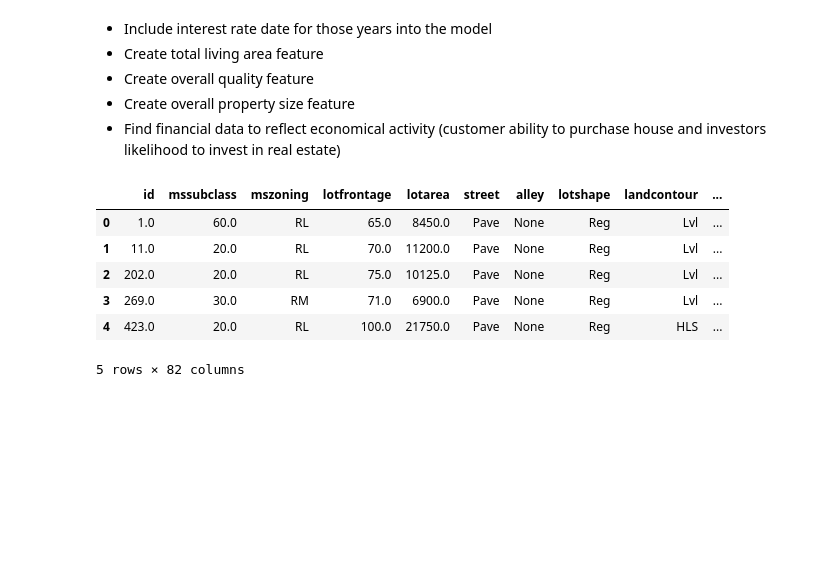
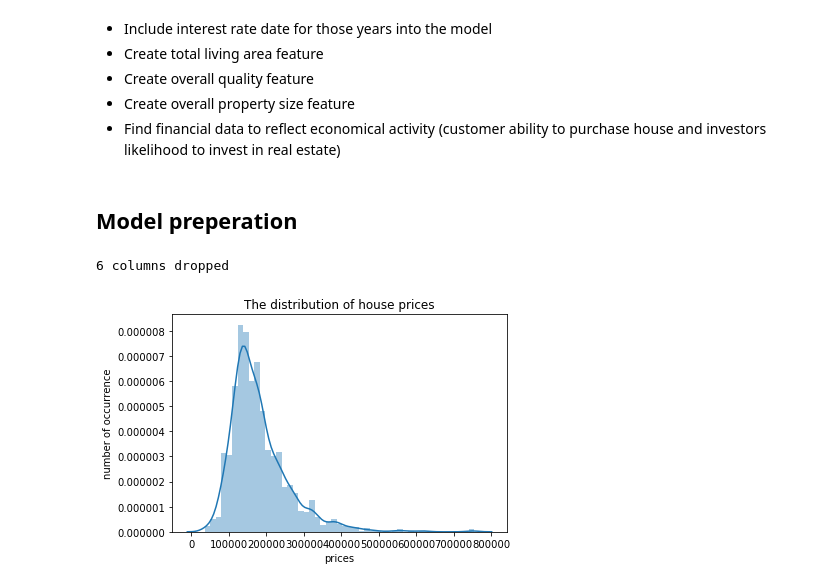
Before and after one commit to WAzaizeh/Main_Course, a Jupyter notebook: Linear_Regression/Linear_Regression_Challenge.ipynb, the cells around one changed output. Saved outputs shown, nothing was run; the diff lists cells and outputs as text; code cells hidden in the pictures; blank space fills up the shorter version.

```diff
--- a/Linear_Regression/Linear_Regression_Challenge.ipynb
+++ b/Linear_Regression/Linear_Regression_Challenge.ipynb
@@ -68,18 +68,29 @@ mortgage_apr_df['date'] = pd.to_datetime( mortgage_apr_df.date, format='%Y-%m-%d
 mortgage_apr_df['year'] = mortgage_apr_df.date.dt.year
 mortgage_apr_df['month'] = mortgage_apr_df.date.dt.month
 
-house_price_df2 = pd.merge(house_price_df, mortgage_apr_df, left_on=['yrsold','mosold'], right_on=['year', 'month'], how='right').drop(['date', 'year', 'month'], axis=1)
+house_price_df2 = pd.merge(house_price_df, mortgage_apr_df, left_on=['yrsold','mosold'], right_on=['year', 'month'], how='left').drop(['date', 'year', 'month'], axis=1)
 house_price_df2.rename(columns={' value':'interest'}, inplace=True)
-# %%
-# Feature engineering
-
-## Total living area
-house_price_df2['totalsf'] = house_price_df2.totalbsmtsf + house_price_df2.firstflrsf + house_price_df2.secondflrsf
-# %% [output]
-|  | id | mssubclass | mszoning | lotfrontage | lotarea | street | alley | lotshape | landcontour | ... |
-| 0 | 1.0 | 60.0 | RL | 65.0 | 8450.0 | Pave | None | Reg | Lvl | ... |
-| 1 | 11.0 | 20.0 | RL | 70.0 | 11200.0 | Pave | None | Reg | Lvl | ... |
-| 2 | 202.0 | 20.0 | RL | 75.0 | 10125.0 | Pave | None | Reg | Lvl | ... |
-| 3 | 269.0 | 30.0 | RM | 71.0 | 6900.0 | Pave | None | Reg | Lvl | ... |
-| 4 | 423.0 | 20.0 | RL | 100.0 | 21750.0 | Pave | None | Reg | HLS | ... |
-5 rows × 82 columns
+# %% [markdown]
+## Model preperation
+# %%
+# Total living area
+house_price_df2['totalsf'] = house_price_df2.totalbsmtsf + house_price_df2.firstflrsf + house_price_df2.secondflrsf
+
+# Drop columns with more than 10% missing values
+n_cols = house_price_df2.shape[1]
+house_price_df2 = house_price_df2.loc[:, house_price_df2.isnull().sum()/house_price_df2.shape[0] < 0.10]
+print('{} columns dropped'.format(n_cols - house_price_df2.shape[1]))
+
+# # Drop rows mith missing values
+# n_rows = house_price_df.isna()
+# %% [output]
+6 columns dropped
+# %%
+# Distribution of target feature
+sns.distplot(house_price_df2.saleprice)
+plt.title("The distribution of house prices")
+plt.xlabel("prices")
+plt.ylabel("number of occurrence")
+plt.show()
+# %% [output]
+[figure, added]
```
Also changed, not shown: parts of 2 cells of this notebook, 7 other files.
